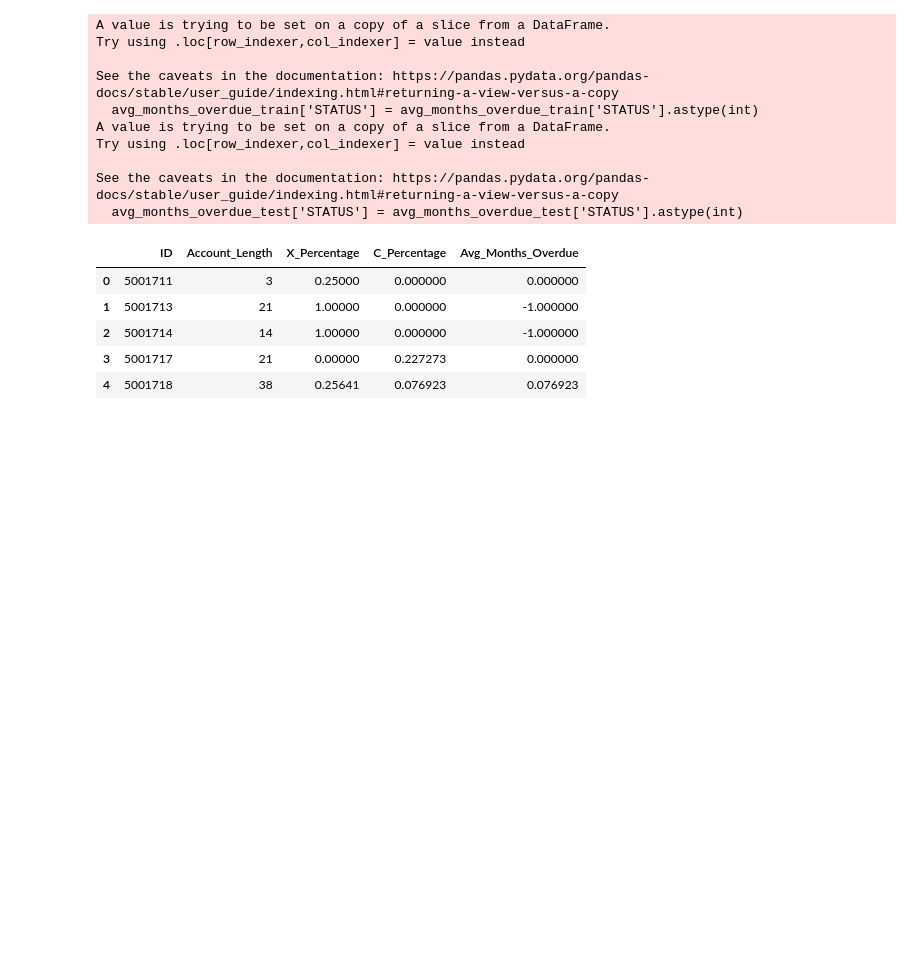
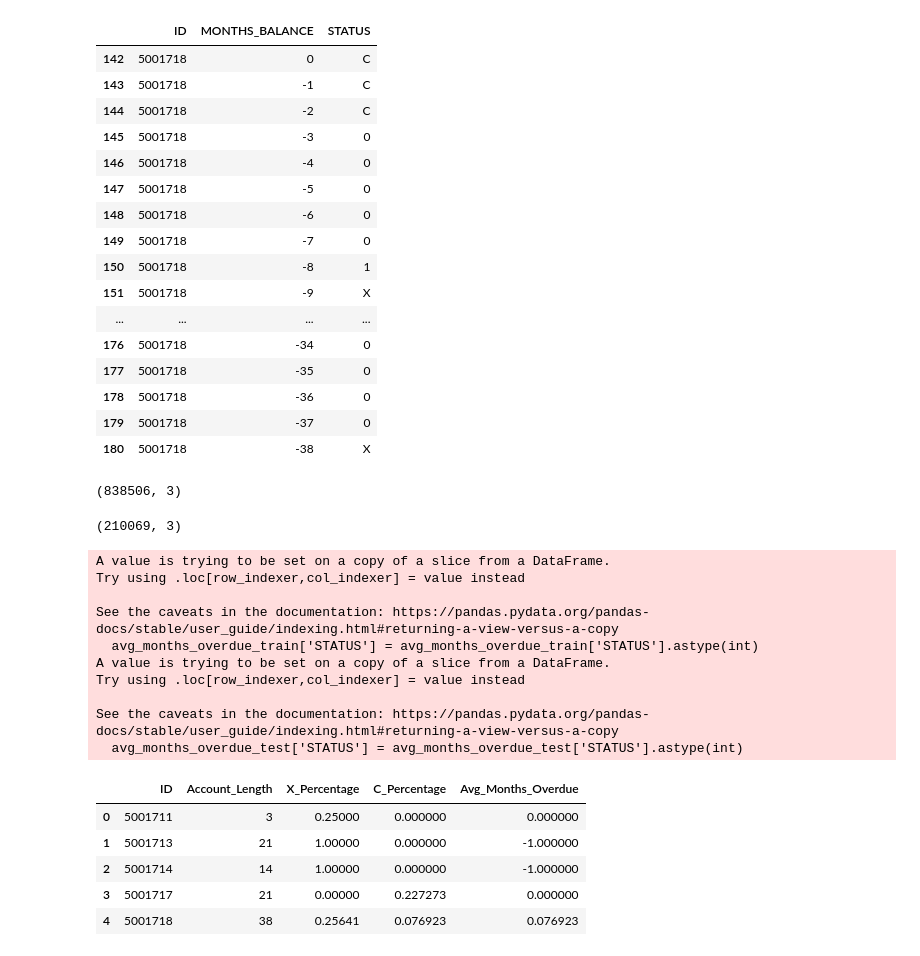
Before and after one commit to manish-cr/CS3244-credit-approval, a Jupyter notebook: code/credit_clean.ipynb, the cells around one changed output. Saved outputs shown, nothing was run; the diff lists cells and outputs as text; code cells hidden in the pictures; blank space fills up the shorter version.

```diff
--- a/code/credit_clean.ipynb
+++ b/code/credit_clean.ipynb
@@ -8,6 +9,26 @@ from sklearn.cluster import KMeans
 # Import credit_record.csv
 url = "https://raw.githubusercontent.com/manish-cr/CS3244-credit-approval/master/data/credit_record.csv"
 df = pd.read_csv(url)
+# %%
+df[df["ID"] == 5001718]
+# %% [output]
+|  | ID | MONTHS_BALANCE | STATUS |
+| 142 | 5001718 | 0 | C |
+| 143 | 5001718 | -1 | C |
+| 144 | 5001718 | -2 | C |
+| 145 | 5001718 | -3 | 0 |
+| 146 | 5001718 | -4 | 0 |
+| 147 | 5001718 | -5 | 0 |
+| 148 | 5001718 | -6 | 0 |
+| 149 | 5001718 | -7 | 0 |
+| 150 | 5001718 | -8 | 1 |
+| 151 | 5001718 | -9 | X |
+| ... | ... | ... | ... |
+| 176 | 5001718 | -34 | 0 |
+| 177 | 5001718 | -35 | 0 |
+| 178 | 5001718 | -36 | 0 |
+| 179 | 5001718 | -37 | 0 |
+| 180 | 5001718 | -38 | X |
 # %%
 # Split the data into training and testing sets, keeping customer IDs separate
 train_ids, test_ids = train_test_split(df['ID'].unique(), test_size=0.2, random_state=42, stratify=None)
@@ -15,6 +36,14 @@ train_ids, test_ids = train_test_split(df['ID'].unique(), test_size=0.2, random_
 # Create the training and testing data subsets based on the selected customer IDs
 train_data = df[df['ID'].isin(train_ids)]
 test_data = df[df['ID'].isin(test_ids)]
+# %%
+train_data.shape
+# %% [output]
+(838506, 3)
+# %%
+test_data.shape
+# %% [output]
+(210069, 3)
 # %%
 # Calculate the percentage of "X" and "C" statuses for each customer
 x_percentage_train = train_data[train_data['STATUS'] == 'X'].groupby('ID')['MONTHS_BALANCE'].count() / train_data.groupby('ID')['MONTHS_BALANCE'].count()
```
Also changed, not shown: parts of 9 cells of this notebook.
